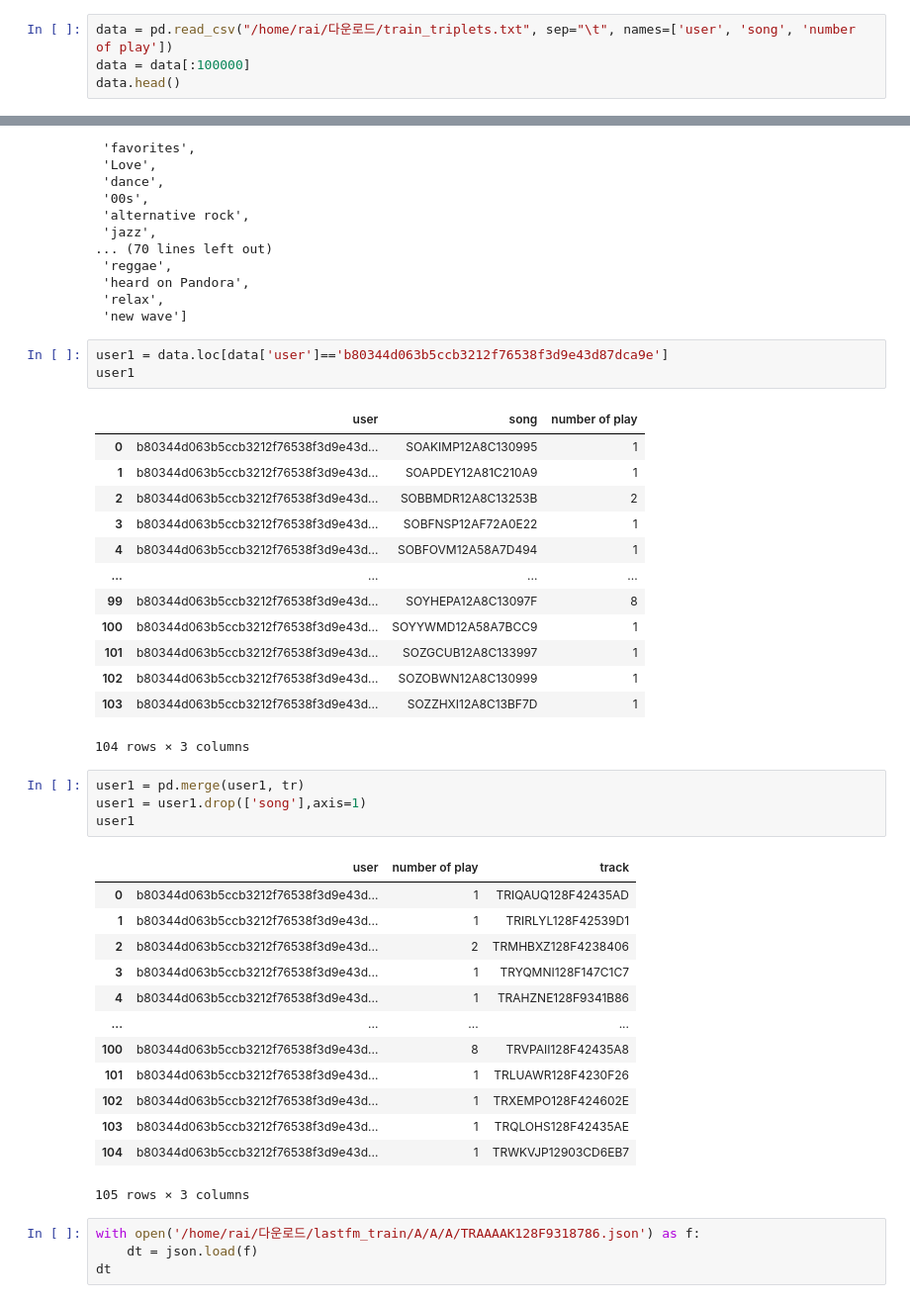
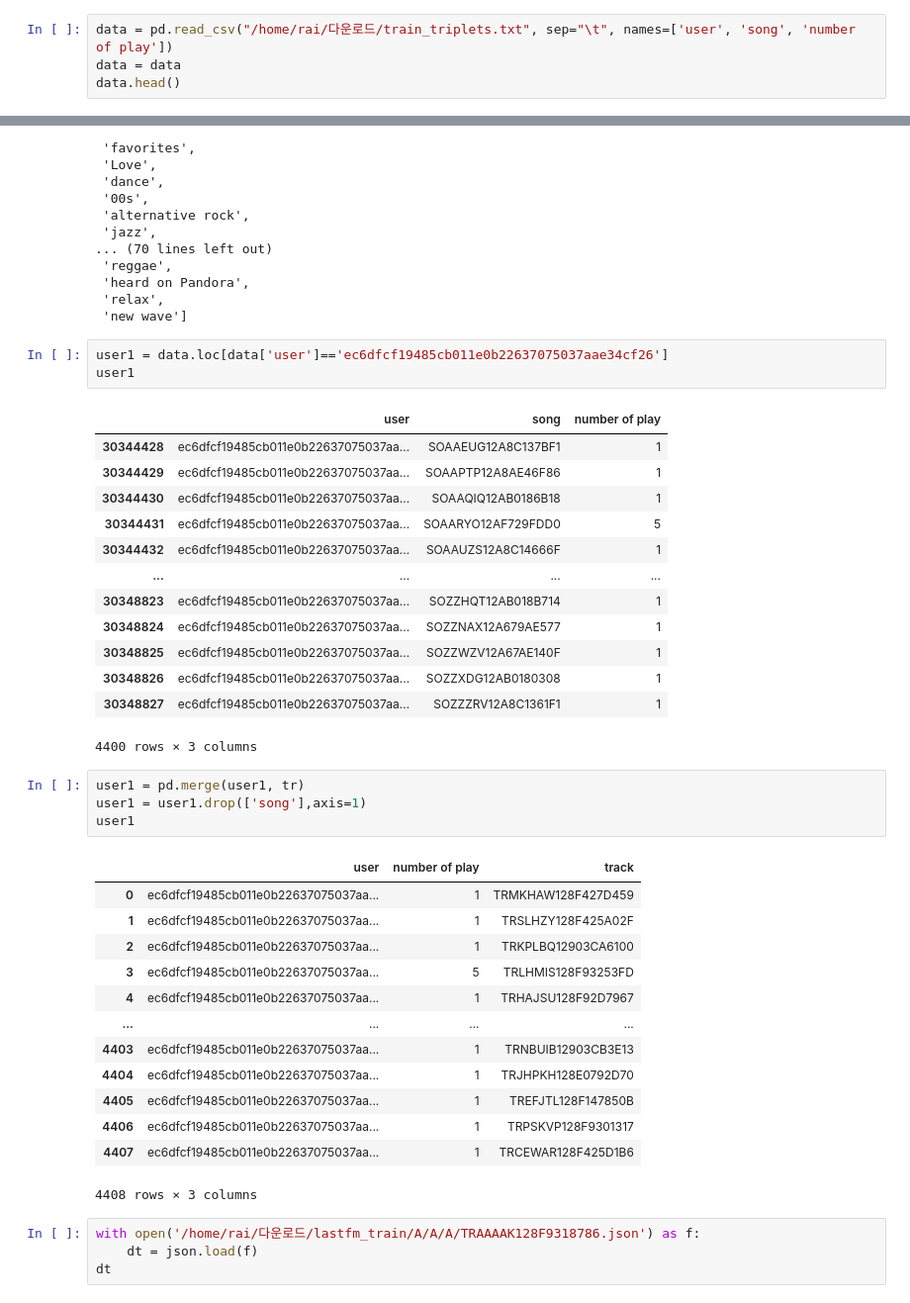
Before and after one commit to Sharp90/recommendation, a Jupyter notebook: million_song_recomm.ipynb, the cells around one changed output, grey strips where cells are left out. Shown: that part at 99% size. Saved outputs shown, nothing was run; the diff lists cells and outputs as text.

```diff
--- a/million_song_recomm.ipynb
+++ b/million_song_recomm.ipynb
@@ -14,7 +14,7 @@ import warnings
 warnings.simplefilter(action='ignore', category=FutureWarning)
 # %%
 data = pd.read_csv("/home/rai/다운로드/train_triplets.txt", sep="\t", names=['user', 'song', 'number of play'])
-data = data[:100000]
+data = data
 data.head()
 # %% [output]
 |  | user | song | number of play |
@@ -91,40 +96,40 @@ tag_freq
  'relax',
  'new wave']
 # %%
-user1 = data.loc[data['user']=='b80344d063b5ccb3212f76538f3d9e43d87dca9e']
+user1 = data.loc[data['user']=='ec6dfcf19485cb011e0b22637075037aae34cf26']
 user1
 # %% [output]
 |  | user | song | number of play |
-| 0 | b80344d063b5ccb3212f76538f3d9e43d... | SOAKIMP12A8C130995 | 1 |
-| 1 | b80344d063b5ccb3212f76538f3d9e43d... | SOAPDEY12A81C210A9 | 1 |
-| 2 | b80344d063b5ccb3212f76538f3d9e43d... | SOBBMDR12A8C13253B | 2 |
-| 3 | b80344d063b5ccb3212f76538f3d9e43d... | SOBFNSP12AF72A0E22 | 1 |
-| 4 | b80344d063b5ccb3212f76538f3d9e43d... | SOBFOVM12A58A7D494 | 1 |
+| 30344428 | ec6dfcf19485cb011e0b22637075037aa... | SOAAEUG12A8C137BF1 | 1 |
+| 30344429 | ec6dfcf19485cb011e0b22637075037aa... | SOAAPTP12A8AE46F86 | 1 |
+| 30344430 | ec6dfcf19485cb011e0b22637075037aa... | SOAAQIQ12AB0186B18 | 1 |
+| 30344431 | ec6dfcf19485cb011e0b22637075037aa... | SOAARYO12AF729FDD0 | 5 |
+| 30344432 | ec6dfcf19485cb011e0b22637075037aa... | SOAAUZS12A8C14666F | 1 |
 | ... | ... | ... | ... |
-| 99 | b80344d063b5ccb3212f76538f3d9e43d... | SOYHEPA12A8C13097F | 8 |
-| 100 | b80344d063b5ccb3212f76538f3d9e43d... | SOYYWMD12A58A7BCC9 | 1 |
-| 101 | b80344d063b5ccb3212f76538f3d9e43d... | SOZGCUB12A8C133997 | 1 |
-| 102 | b80344d063b5ccb3212f76538f3d9e43d... | SOZOBWN12A8C130999 | 1 |
-| 103 | b80344d063b5ccb3212f76538f3d9e43d... | SOZZHXI12A8C13BF7D | 1 |
+| 30348823 | ec6dfcf19485cb011e0b22637075037aa... | SOZZHQT12AB018B714 | 1 |
+| 30348824 | ec6dfcf19485cb011e0b22637075037aa... | SOZZNAX12A679AE577 | 1 |
+| 30348825 | ec6dfcf19485cb011e0b22637075037aa... | SOZZWZV12A67AE140F | 1 |
+| 30348826 | ec6dfcf19485cb011e0b22637075037aa... | SOZZXDG12AB0180308 | 1 |
+| 30348827 | ec6dfcf19485cb011e0b22637075037aa... | SOZZZRV12A8C1361F1 | 1 |
-104 rows × 3 columns
+4400 rows × 3 columns
 # %%
 user1 = pd.merge(user1, tr)
 user1 = user1.drop(['song'],axis=1)
 user1
 # %% [output]
 |  | user | number of play | track |
-| 0 | b80344d063b5ccb3212f76538f3d9e43d... | 1 | TRIQAUQ128F42435AD |
-| 1 | b80344d063b5ccb3212f76538f3d9e43d... | 1 | TRIRLYL128F42539D1 |
-| 2 | b80344d063b5ccb3212f76538f3d9e43d... | 2 | TRMHBXZ128F4238406 |
-| 3 | b80344d063b5ccb3212f76538f3d9e43d... | 1 | TRYQMNI128F147C1C7 |
-| 4 | b80344d063b5ccb3212f76538f3d9e43d... | 1 | TRAHZNE128F9341B86 |
+| 0 | ec6dfcf19485cb011e0b22637075037aa... | 1 | TRMKHAW128F427D459 |
+| 1 | ec6dfcf19485cb011e0b22637075037aa... | 1 | TRSLHZY128F425A02F |
+| 2 | ec6dfcf19485cb011e0b22637075037aa... | 1 | TRKPLBQ12903CA6100 |
+| 3 | ec6dfcf19485cb011e0b22637075037aa... | 5 | TRLHMIS128F93253FD |
+| 4 | ec6dfcf19485cb011e0b22637075037aa... | 1 | TRHAJSU128F92D7967 |
 | ... | ... | ... | ... |
-| 100 | b80344d063b5ccb3212f76538f3d9e43d... | 8 | TRVPAII128F42435A8 |
-| 101 | b80344d063b5ccb3212f76538f3d9e43d... | 1 | TRLUAWR128F4230F26 |
-| 102 | b80344d063b5ccb3212f76538f3d9e43d... | 1 | TRXEMPO128F424602E |
-| 103 | b80344d063b5ccb3212f76538f3d9e43d... | 1 | TRQLOHS128F42435AE |
-| 104 | b80344d063b5ccb3212f76538f3d9e43d... | 1 | TRWKVJP12903CD6EB7 |
+| 4403 | ec6dfcf19485cb011e0b22637075037aa... | 1 | TRNBUIB12903CB3E13 |
+| 4404 | ec6dfcf19485cb011e0b22637075037aa... | 1 | TRJHPKH128E0792D70 |
+| 4405 | ec6dfcf19485cb011e0b22637075037aa... | 1 | TREFJTL128F147850B |
+| 4406 | ec6dfcf19485cb011e0b22637075037aa... | 1 | TRPSKVP128F9301317 |
+| 4407 | ec6dfcf19485cb011e0b22637075037aa... | 1 | TRCEWAR128F425D1B6 |
-105 rows × 3 columns
+4408 rows × 3 columns
 # %%
 with open('/home/rai/다운로드/lastfm_train/A/A/A/TRAAAAK128F9318786.json') as f:
     dt = json.load(f)
```
Also changed, not shown: parts of 11 cells of this notebook.
